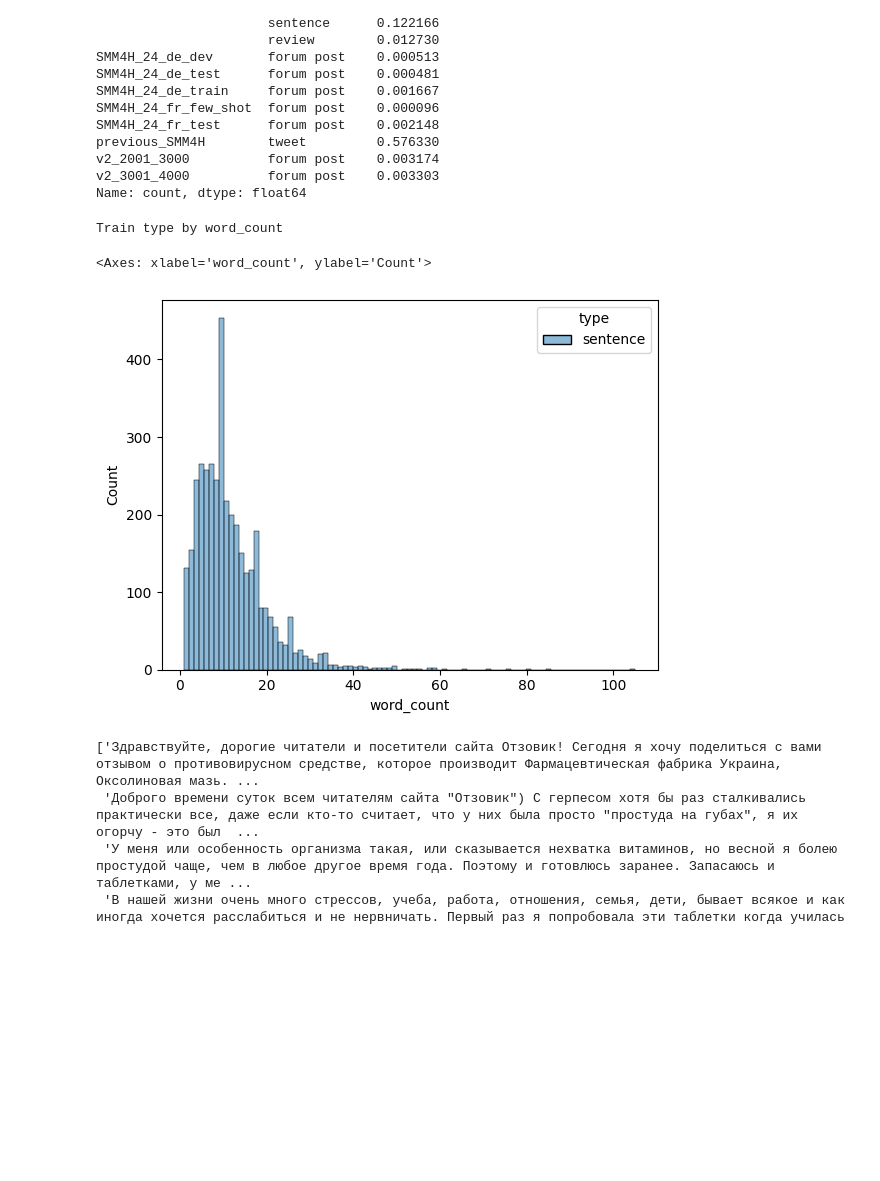
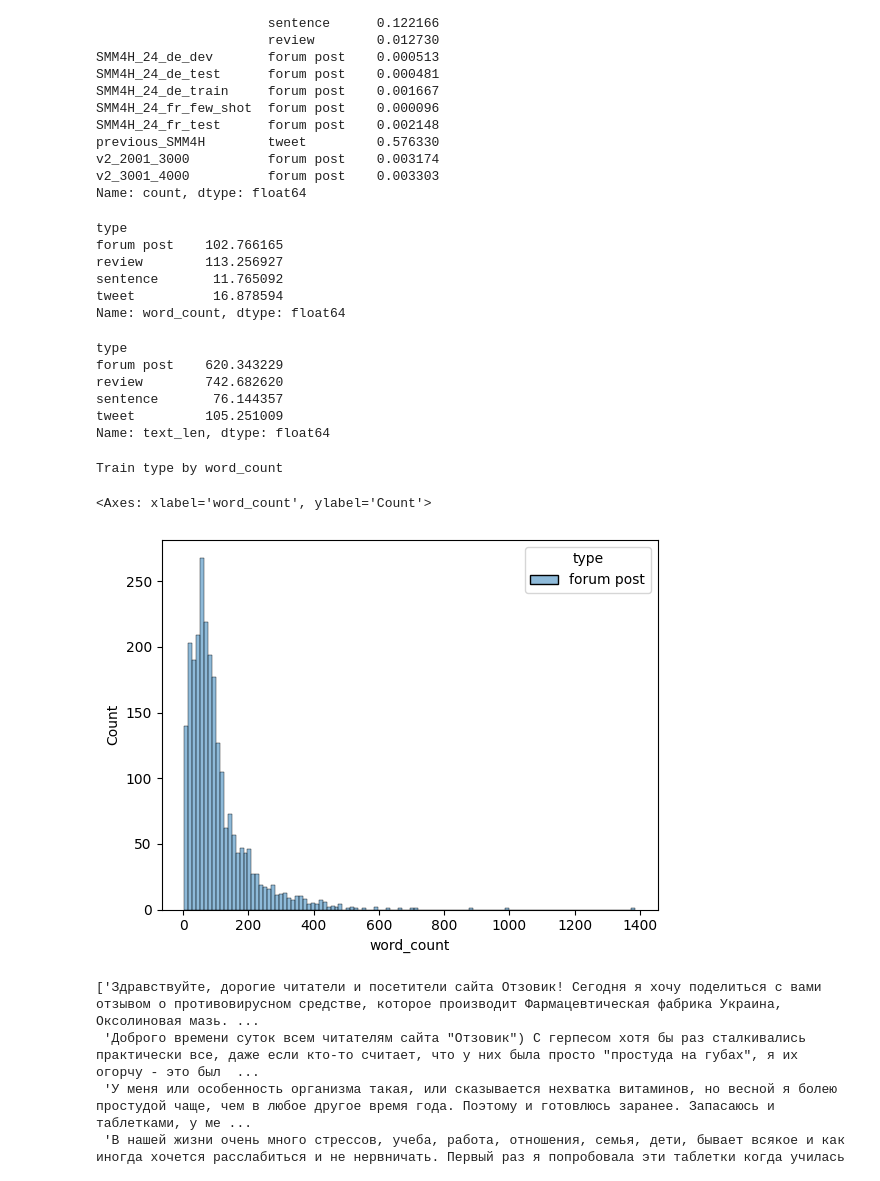
Before and after one commit to emukans/smm4h2025-riga, a Jupyter notebook: notebook/analyze_data.ipynb, the cells around one changed output. Saved outputs shown, nothing was run; the diff lists cells and outputs as text; code cells hidden in the pictures; blank space fills up the shorter version.

```diff
--- a/notebook/analyze_data.ipynb
+++ b/notebook/analyze_data.ipynb
@@ -200,6 +200,24 @@ previous_SMM4H        tweet         0.576330
 v2_2001_3000          forum post    0.003174
 v2_3001_4000          forum post    0.003303
 Name: count, dtype: float64
+# %%
+train_df.groupby('type')['word_count'].mean()
+# %% [output]
+type
+forum post    102.766165
+review        113.256927
+sentence       11.765092
+tweet          16.878594
+Name: word_count, dtype: float64
+# %%
+train_df.groupby('type')['text_len'].mean()
+# %% [output]
+type
+forum post    620.343229
+review        742.682620
+sentence       76.144357
+tweet         105.251009
+Name: text_len, dtype: float64
 # %%
 dev_df['text_len'] = dev_df['text'].apply(lambda x: len(x))
 dev_df['word_count'] = dev_df['text'].apply(lambda x: len(x.split()))
@@ -209,14 +227,14 @@ train_df['word_count'] = train_df['text'].apply(lambda x: len(x.split()))
 # %%
 import seaborn as sns
 
 
 print('Train type by word_count')
 
-sns.histplot(train_df[train_df['type'] == 'sentence'], x='word_count', hue='type')
+sns.histplot(train_df[train_df['type'] == 'forum post'], x='word_count', hue='type')
 # %% [output]
 Train type by word_count
 <Axes: xlabel='word_count', ylabel='Count'>
-[figure, old version]
+[figure, new version]
 # %%
 list(dev_df[dev_df['type'] == 'review']['text'].iloc[:10])
 # %% [output]
```
Also changed, not shown: parts of 4 cells of this notebook, 10 other files.
